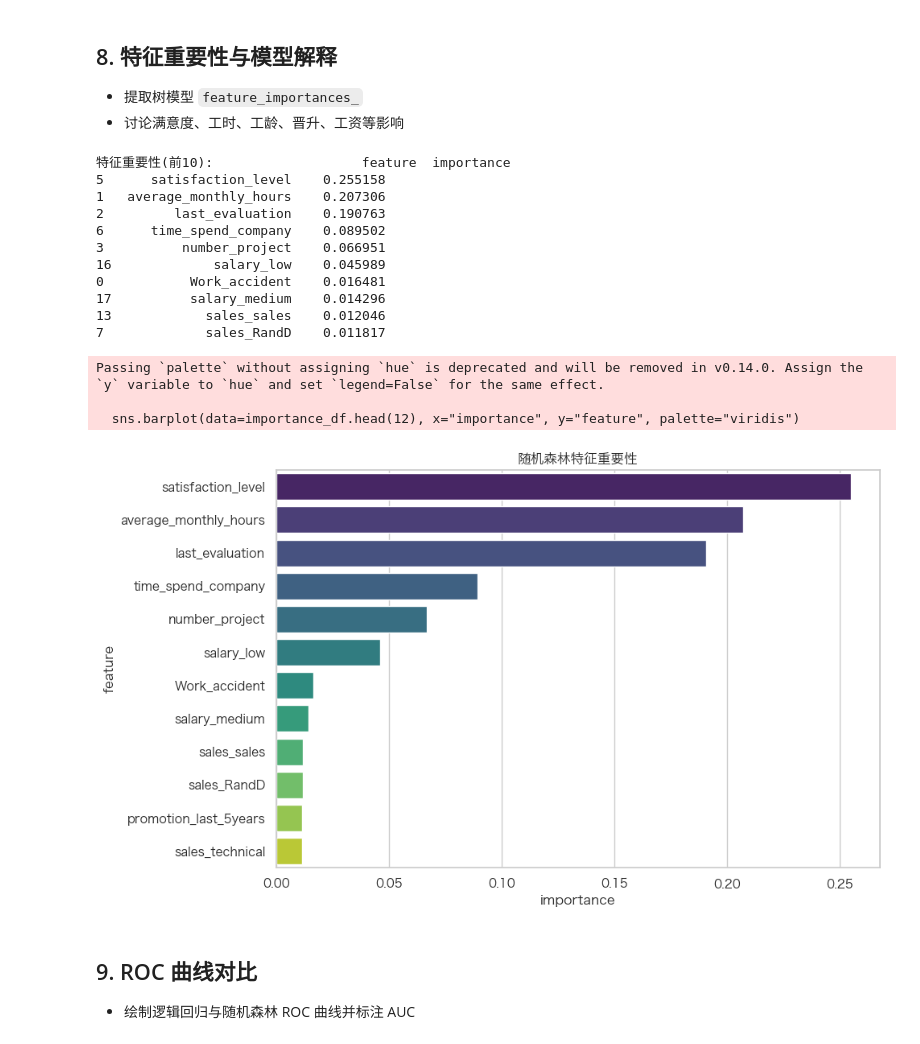
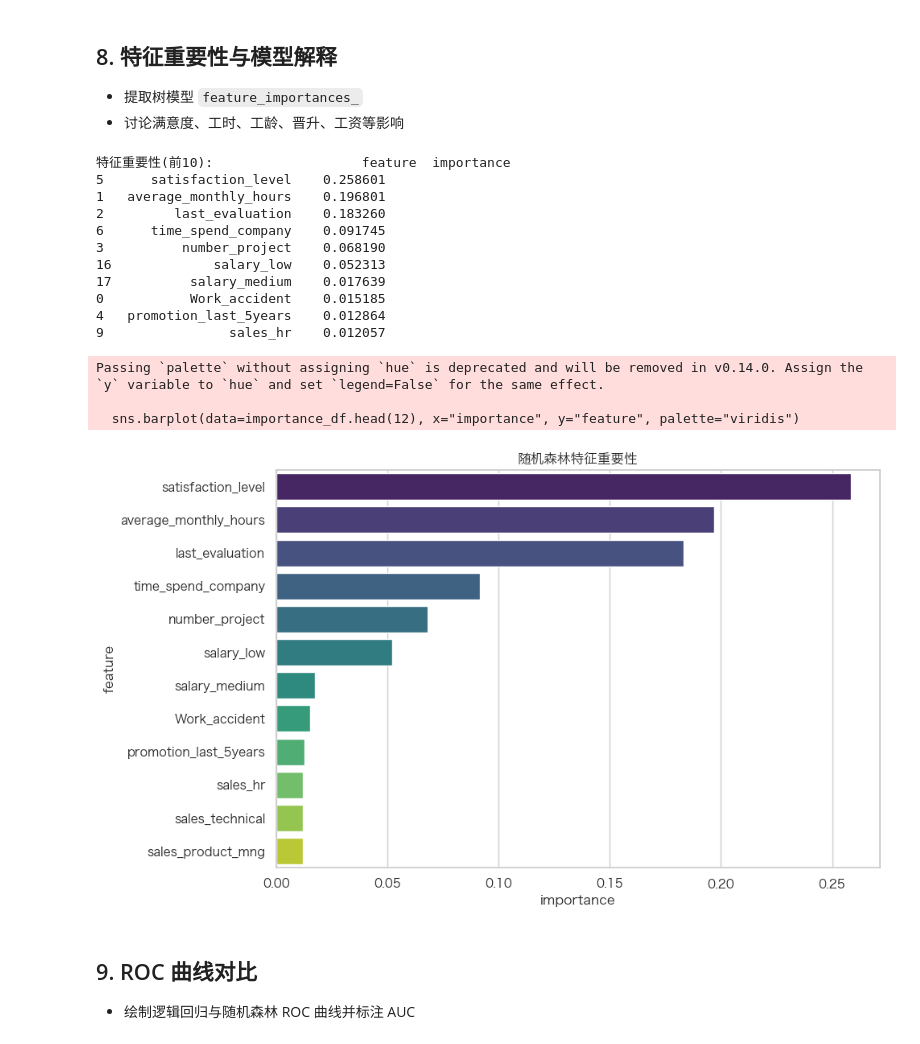
Before and after one commit to LithiumValproate/hr-analysis, a Jupyter notebook: summative-project/analysis.ipynb, the cells around one changed output. Saved outputs shown, nothing was run; the diff lists cells and outputs as text; code cells hidden in the pictures.

```diff
--- a/summative-project/analysis.ipynb
+++ b/summative-project/analysis.ipynb
@@ -306,7 +275,6 @@ Name: left, dtype: float64
 - 对 `sales`、`salary` 做独热编码
 - 8:2 划分训练 / 测试集
 # %%
-
 X = hr_df_clean.drop(columns=["left"])
 y = hr_df_clean["left"]
 
@@ -316,16 +284,10 @@ numerical_features = X.columns.difference(categorical_features)
 numeric_transformer = Pipeline(steps=[("scaler", StandardScaler())])
 category_transformer = Pipeline(steps=[("encoder", OneHotEncoder(drop="first"))])
 
-preprocess = ColumnTransformer(
-    transformers=[
-        ("num", numeric_transformer, numerical_features),
-        ("cat", category_transformer, categorical_features),
-    ]
-)
+preprocess = ColumnTransformer(transformers=[("num", numeric_transformer, numerical_features),
+    ("cat", category_transformer, categorical_features), ])
 
-X_train, X_test, y_train, y_test = train_test_split(
-    X, y, test_size=0.2, random_state=42, stratify=y
-)
+X_train, X_test, y_train, y_test = train_test_split(X, y, test_size=0.2, random_state=42, stratify=y)
 print("训练集大小:", X_train.shape, "测试集大小:", X_test.shape)
 # %% [output]
 训练集大小: (12000, 9) 测试集大小: (3000, 9)
@@ -421,0 +349,22 @@ display(metrics_df[["recall", "f1", "precision", "accuracy", "roc_auc", "thresho
+# %%
+rf_clf = Pipeline(steps=[("preprocess", preprocess), ("model", RandomForestClassifier(random_state=42))])
+
+rf_clf.fit(X_train, y_train)
+rf_base_proba = rf_clf.predict_proba(X_test)[:, 1]
+rf_base_metrics = summarize_metrics("随机森林-默认", y_test, rf_base_proba)
+print("随机森林基线:", rf_base_metrics)
+
+param_grid = {"model__n_estimators": [150, 250], "model__max_depth": [None, 12, 18], "model__min_samples_split": [2, 5],
+    "model__class_weight": [None, "balanced", {0: 1, 1: 2}], }
+
+grid_search = GridSearchCV(rf_clf, param_grid=param_grid, cv=3, n_jobs=-1, scoring="f1", )
+
+grid_search.fit(X_train, y_train)
+print("随机森林最佳参数:", grid_search.best_params_)
+
+best_rf = grid_search.best_estimator_
+rf_best_proba = best_rf.predict_proba(X_test)[:, 1]
+rf_best_metrics = summarize_metrics("随机森林-调参", y_test, rf_best_proba)
+print("随机森林调参后:", rf_best_metrics)
+print("正类分类报告(0.5 阈值):")
+print(classification_report(y_test, (rf_best_proba >= 0.5).astype(int)))
@@ -425,43 +414,39 @@ display(metrics_df[["recall", "f1", "precision", "accuracy", "roc_auc", "thresho
 - 提取树模型 `feature_importances_`
 - 讨论满意度、工时、工龄、晋升、工资等影响
 # %%
-
 # 获取特征名顺序
 num_features = numerical_features.tolist()
-cat_encoder = best_rf.named_steps["preprocess"].named_transformers_["cat"].named_steps[
-    "encoder"
-]
+cat_encoder = best_rf.named_steps["preprocess"].named_transformers_["cat"].named_steps["encoder"]
 cat_features = cat_encoder.get_feature_names_out(categorical_features)
 feature_names = num_features + list(cat_features)
 
 rf_model = best_rf.named_steps["model"]
-importance_df = pd.DataFrame(
-    {"feature": feature_names, "importance": rf_model.feature_importances_}
-).sort_values("importance", ascending=False)
+importance_df = pd.DataFrame({"feature": feature_names, "importance": rf_model.feature_importances_}).sort_values(
+    "importance", ascending=False)
 
 print("特征重要性(前10):", importance_df.head(10))
 
 plt.figure(figsize=(10, 6))
 sns.barplot(data=importance_df.head(12), x="importance", y="feature", palette="viridis")
 plt.title("随机森林特征重要性")
 plt.tight_layout()
 plt.show()
 # %% [output]
 特征重要性(前10):                   feature  importance
-5      satisfaction_level    0.255158
-1   average_monthly_hours    0.207306
-2         last_evaluation    0.190763
-6      time_spend_company    0.089502
-3          number_project    0.066951
-16             salary_low    0.045989
-0           Work_accident    0.016481
-17          salary_medium    0.014296
-13            sales_sales    0.012046
-7             sales_RandD    0.011817
+5      satisfaction_level    0.258601
+1   average_monthly_hours    0.196801
+2         last_evaluation    0.183260
+6      time_spend_company    0.091745
+3          number_project    0.068190
+16             salary_low    0.052313
+17          salary_medium    0.017639
+0           Work_accident    0.015185
+4   promotion_last_5years    0.012864
+9                sales_hr    0.012057
 Passing `palette` without assigning `hue` is deprecated and will be removed in v0.14.0. Assign the `y` variable to `hue` and set `legend=False` for the same effect.
 
   sns.barplot(data=importance_df.head(12), x="importance", y="feature", palette="viridis")
-[figure, old version]
+[figure, new version]
 # %% [markdown]
 ## 9. ROC 曲线对比
 
```
Also changed, not shown: parts of 27 cells of this notebook.
